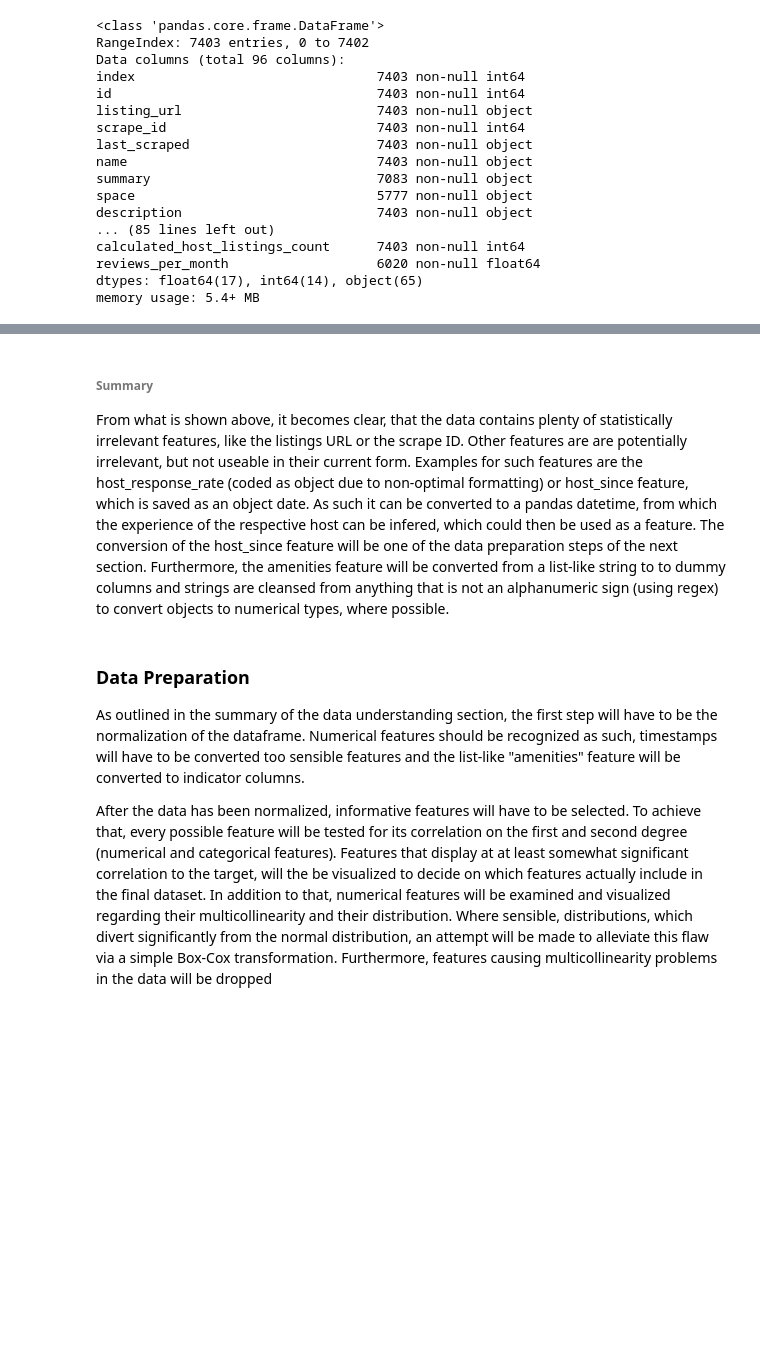
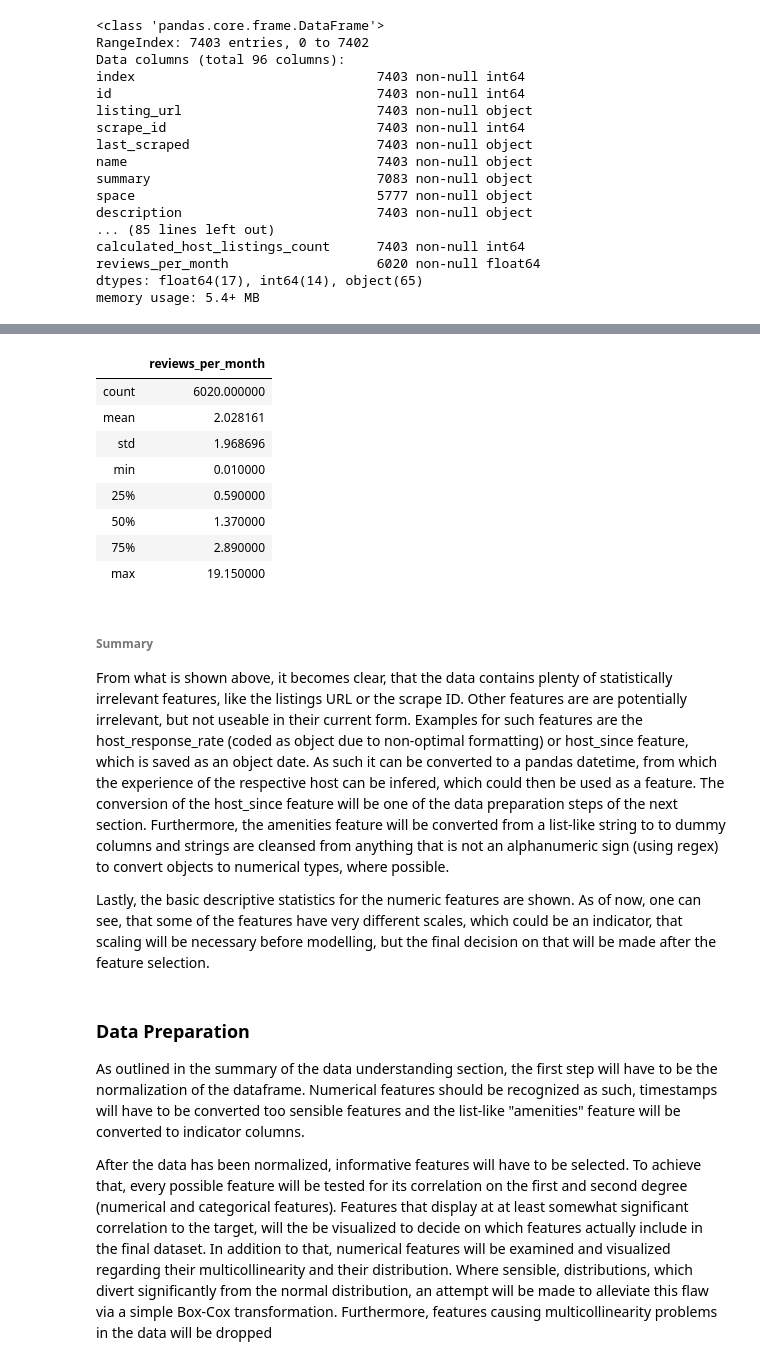
Before and after one commit to MarcoCaglia/blogpost_udacity, a Jupyter notebook: price_determinants_preprocessing.ipynb, the cells around one changed output, grey strips where cells are left out. Drawn from its saved outputs; the diff is of its cells as text; code cells hidden in the pictures; blank space fills up the shorter version.

```diff
--- a/price_determinants_preprocessing.ipynb
+++ b/price_determinants_preprocessing.ipynb
@@ -78,6 +107,21 @@ memory usage: 5.4+ MB
+# %%
+# Show descriptives (30-end)
+full_df_all_features_raw.loc[:,num_cols[30:]].describe()
+# %% [output]
+|  | reviews_per_month |
+| count | 6020.000000 |
+| mean | 2.028161 |
+| std | 1.968696 |
+| min | 0.010000 |
+| 25% | 0.590000 |
+| 50% | 1.370000 |
+| 75% | 2.890000 |
+| max | 19.150000 |
 # %% [markdown]
 ###### Summary
 From what is shown above, it becomes clear, that the data contains plenty of statistically irrelevant features, like the listings URL or the scrape ID. Other features are are potentially irrelevant, but not useable in their current form. Examples for such features are the host_response_rate (coded as object due to non-optimal formatting) or host_since feature, which is saved as an object date. As such it can be converted to a pandas datetime, from which the experience of the respective host can be infered, which could then be used as a feature. The conversion of the host_since feature will be one of the data preparation steps of the next section. Furthermore, the amenities feature will be converted from a list-like string to to dummy columns and strings are cleansed from anything that is not an alphanumeric sign (using regex) to convert objects to numerical types, where possible.
+
+Lastly, the basic descriptive statistics for the numeric features are shown. As of now, one can see, that some of the features have very different scales, which could be an indicator, that scaling will be necessary before modelling, but the final decision on that will be made after the feature selection.
 # %% [markdown]
 ### Data Preparation
 
```
Also changed, not shown: parts of 6 cells of this notebook, 1 other file.
